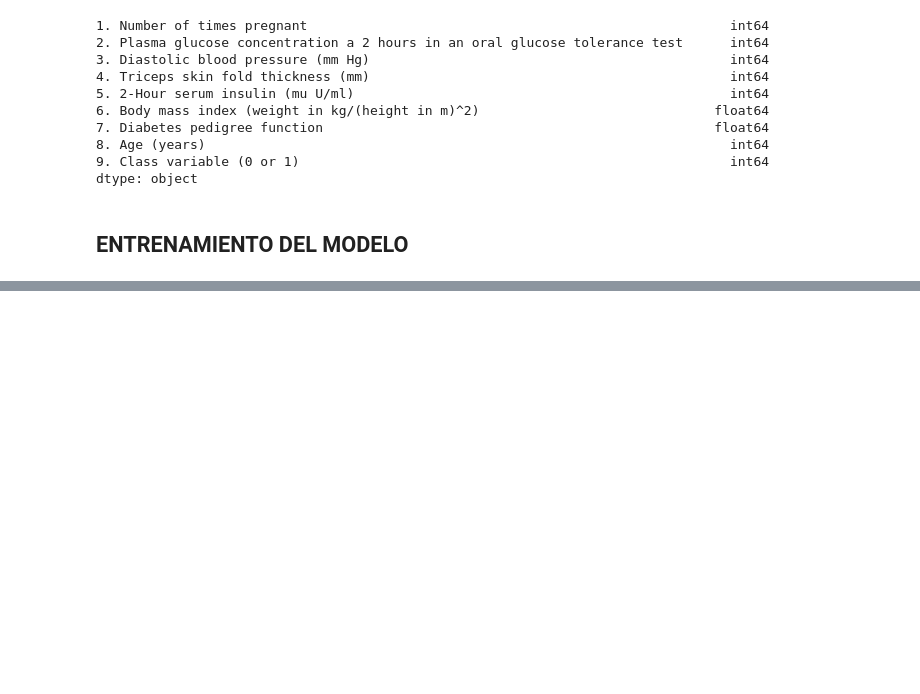
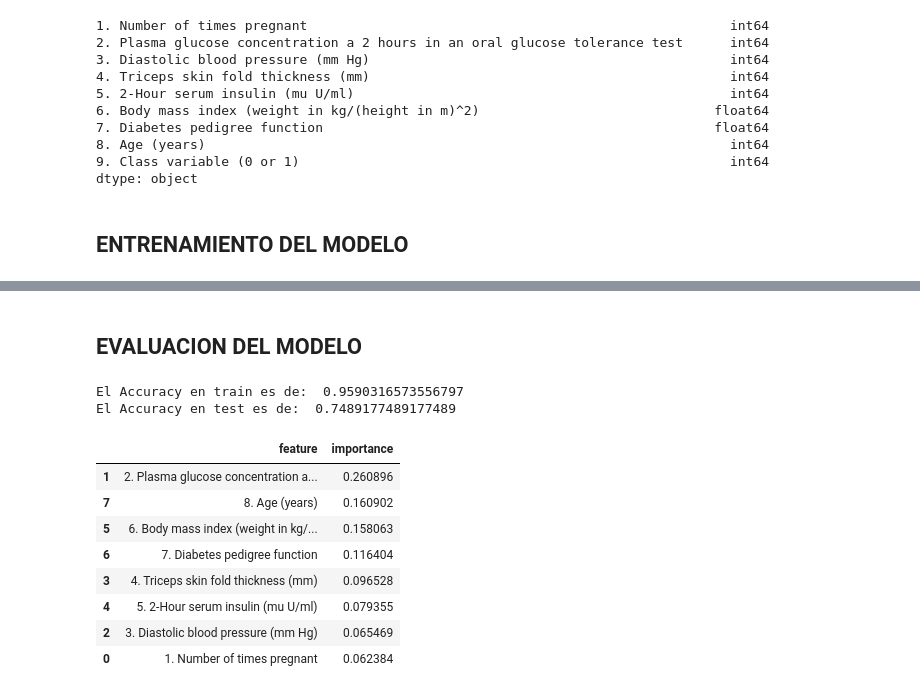
Before and after one commit to dparedes616/random_forest, a Jupyter notebook: random_forest.ipynb, the cells around one changed output, grey strips where cells are left out. Saved outputs shown, nothing was run; the diff lists cells and outputs as text; code cells hidden in the pictures; blank space fills up the shorter version.

Commit message:
Evaluación del modelo

```diff
--- a/random_forest.ipynb
+++ b/random_forest.ipynb
@@ -104,3 +104,34 @@ RandomForestClassifier(n_estimators=10, random_state=0)
 #Calculamos las prediciones
 Y_train_pred=random_forest.predict(X_train)
 Y_test_pred=random_forest.predict(X_test)
+# %% [markdown]
+## EVALUACION DEL MODELO
+# %%
+#Calculo de metricas
+from sklearn.metrics import accuracy_score
+#Calculo el accuracy en Train
+train_accuracy=accuracy_score(Y_train, Y_train_pred)
+#Calculo el accuracy en Train
+test_accuracy=accuracy_score(Y_test, Y_test_pred)
+
+print("El Accuracy en train es de: ", train_accuracy)
+print("El Accuracy en test es de: ", test_accuracy)
+# %% [output]
+El Accuracy en train es de:  0.9590316573556797
+El Accuracy en test es de:  0.7489177489177489
+# %%
+#Verificamos el fature importances
+feature_importances_df=pd.DataFrame(
+     {"feature": list(X.columns), "importance": random_forest.feature_importances_}).sort_values("importance", ascending = False)
+#Mostramos
+feature_importances_df
+# %% [output]
+|  | feature | importance |
+| 1 | 2. Plasma glucose concentration a... | 0.260896 |
+| 7 | 8. Age (years) | 0.160902 |
+| 5 | 6. Body mass index (weight in kg/... | 0.158063 |
+| 6 | 7. Diabetes pedigree function | 0.116404 |
+| 3 | 4. Triceps skin fold thickness (mm) | 0.096528 |
+| 4 | 5. 2-Hour serum insulin (mu U/ml) | 0.079355 |
+| 2 | 3. Diastolic blood pressure (mm Hg) | 0.065469 |
+| 0 | 1. Number of times pregnant | 0.062384 |
```
Also changed, not shown: parts of 5 cells of this notebook.
